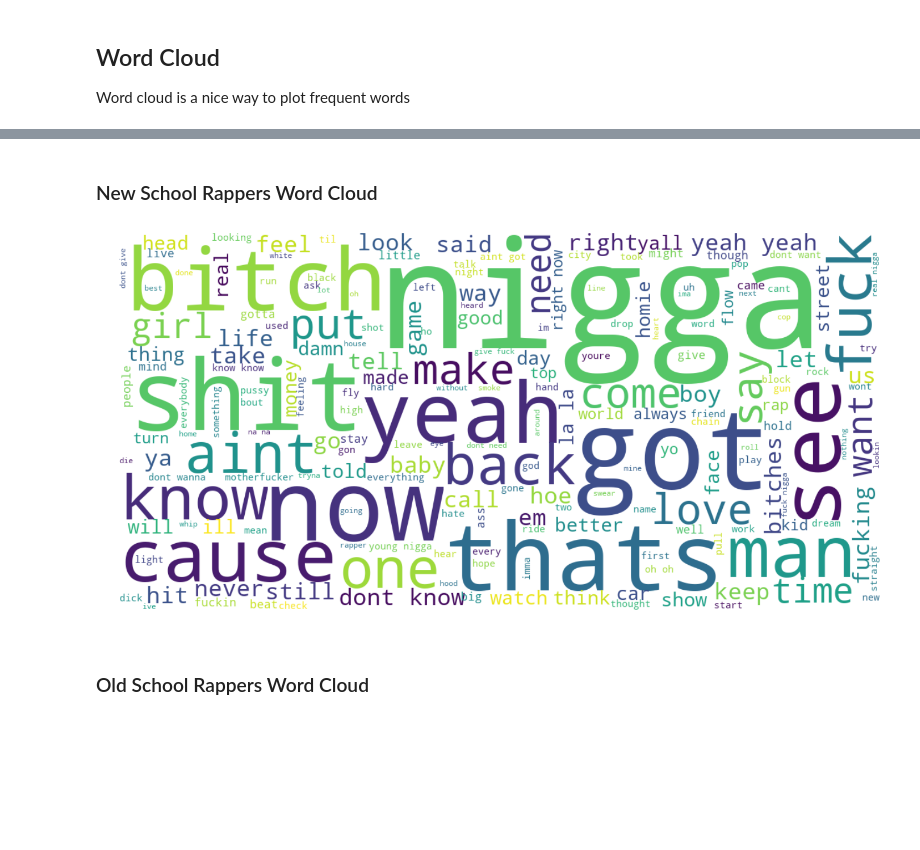
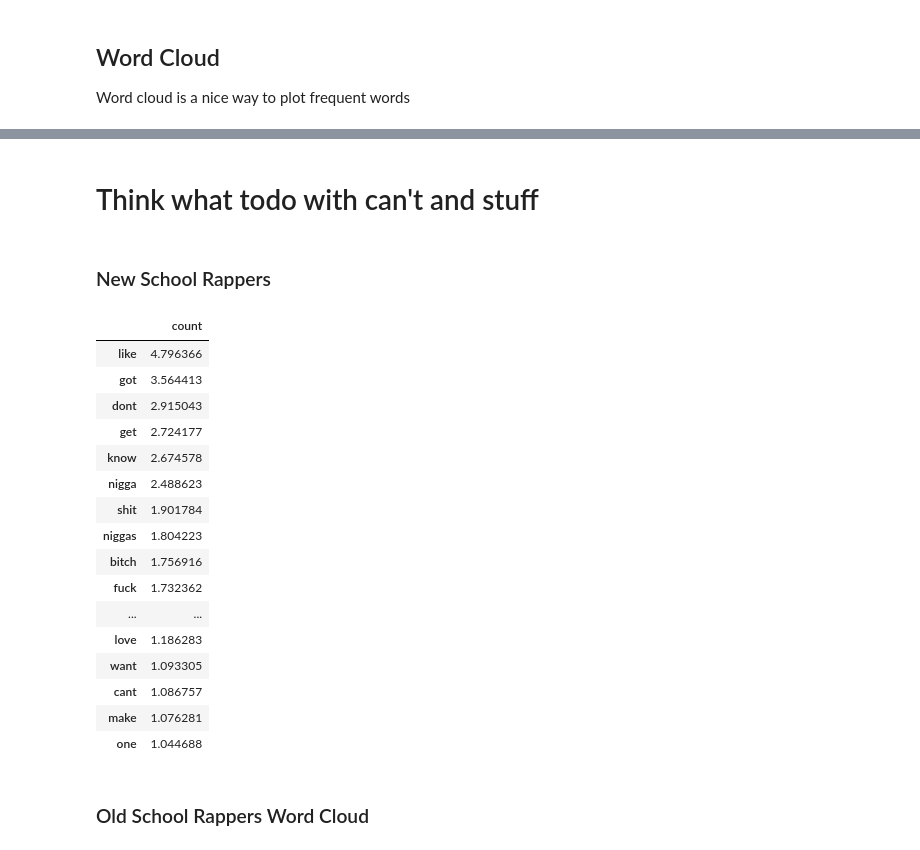
Before and after one commit to arielszabo/Old_n_New_School_Rap, a Jupyter notebook: Old_VS_New.ipynb, the cells around one changed output, grey strips where cells are left out. Saved outputs shown, nothing was run; the diff lists cells and outputs as text; code cells hidden in the pictures; blank space fills up the shorter version.

Commit message:
use SGD and clean slang

```diff
--- a/Old_VS_New.ipynb
+++ b/Old_VS_New.ipynb
@@ -330,0 +386,21 @@ word_cloud_plot(all_lyrics)
+# %%
+import operator
+from nltk.corpus import stopwords
+import nltk
+
+def find_significat_words(text):
+    stemmer = nltk.stem.SnowballStemmer('english')
+    stops = set(stopwords.words('english'))
+
+    words_counter = {}
+    for word in text.split():
+#         word = stemmer.stem(word)
+        word = word.lower()
+
+        if word in stops:
+            continue
+
+        if not word in words_counter:
+            words_counter[word] = 0
+        words_counter[word] += 1
+    return words_counter
@@ -331,9 +426,32 @@ word_cloud_plot(all_lyrics)
+# %% [markdown]
+# Think what todo with can't and stuff
 # %% [markdown]
-### New School Rappers Word Cloud
+### New School Rappers
-# %%
-all_new_school_lyrics = ' '.join(clean_data[clean_data.rapper_type == 'new_school_rappers']['clean_lyrics']).replace('\n', ' ')
-word_cloud_plot(all_new_school_lyrics)
-# %% [output]
-[figure, removed]
+# %%
+all_new_school_lyrics = ' '.join(clean_data[clean_data.rapper_type == 'new_school_rappers']['clean_lyrics'])
+
+new_words_counter = find_significat_words(all_new_school_lyrics)
+new_words = pd.DataFrame.from_dict(new_words_counter, orient='index',
+                                   columns=['count']).sort_values('count', ascending=False)
+new_words['count'] = new_words['count'] / clean_data[clean_data.rapper_type == 'old_school_rappers'].shape[0]
+new_words.head(20)
+# %% [output]
+|  | count |
+| like | 4.796366 |
+| got | 3.564413 |
+| dont | 2.915043 |
+| get | 2.724177 |
+| know | 2.674578 |
+| nigga | 2.488623 |
+| shit | 1.901784 |
+| niggas | 1.804223 |
+| bitch | 1.756916 |
+| fuck | 1.732362 |
+| ... | ... |
+| love | 1.186283 |
+| want | 1.093305 |
+| cant | 1.086757 |
+| make | 1.076281 |
+| one | 1.044688 |
 # %% [markdown]
 ### Old School Rappers Word Cloud
```
Also changed, not shown: parts of 32 cells of this notebook.
